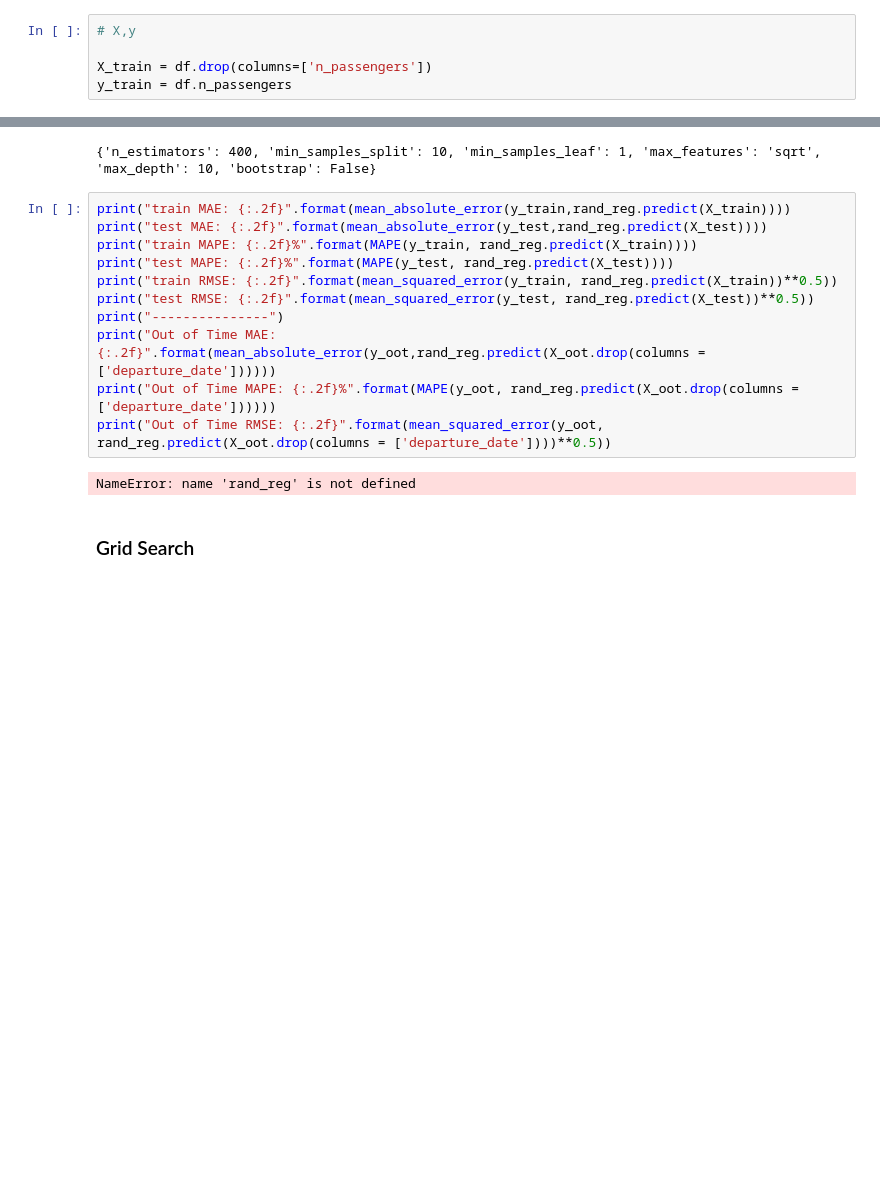
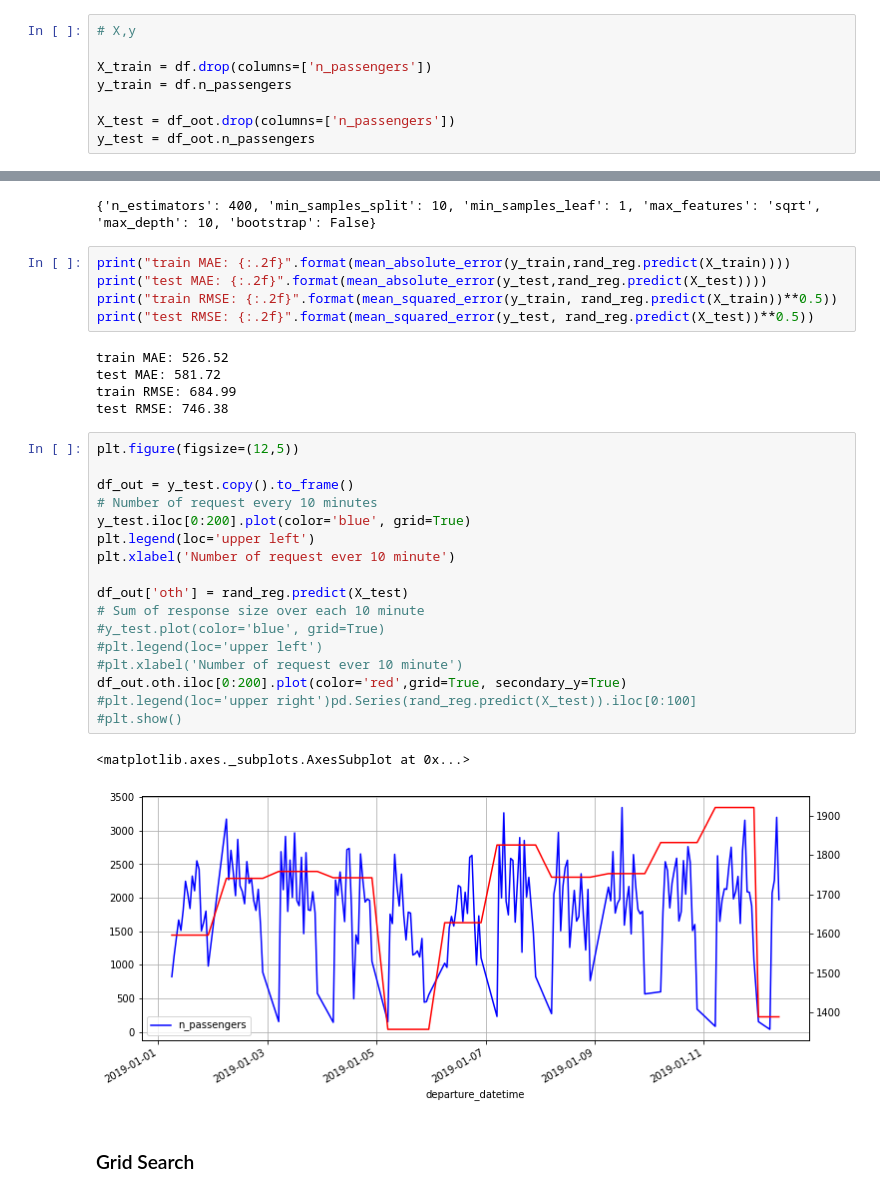
Before and after one commit to welberthdouglas/Civil_Aviation_ML, a Jupyter notebook: CA_SP-RJ.ipynb, the cells around one changed output, grey strips where cells are left out. Saved outputs shown, nothing was run; the diff lists cells and outputs as text; blank space fills up the shorter version.

Commit message:
rf test

```diff
--- a/CA_SP-RJ.ipynb
+++ b/CA_SP-RJ.ipynb
@@ -490,6 +501,9 @@ df.head()
 
 X_train = df.drop(columns=['n_passengers'])
 y_train = df.n_passengers
+
+X_test = df_oot.drop(columns=['n_passengers'])
+y_test = df_oot.n_passengers
 # %%
 X_train.head()
 # %% [output]
@@ -544,16 +558,33 @@ Fitting 5 folds for each of 50 candidates, totalling 250 fits
 # %%
 print("train MAE: {:.2f}".format(mean_absolute_error(y_train,rand_reg.predict(X_train))))
 print("test MAE: {:.2f}".format(mean_absolute_error(y_test,rand_reg.predict(X_test))))
-print("train MAPE: {:.2f}%".format(MAPE(y_train, rand_reg.predict(X_train))))
-print("test MAPE: {:.2f}%".format(MAPE(y_test, rand_reg.predict(X_test))))
 print("train RMSE: {:.2f}".format(mean_squared_error(y_train, rand_reg.predict(X_train))**0.5))
 print("test RMSE: {:.2f}".format(mean_squared_error(y_test, rand_reg.predict(X_test))**0.5))
-print("---------------")
-print("Out of Time MAE: {:.2f}".format(mean_absolute_error(y_oot,rand_reg.predict(X_oot.drop(columns = ['departure_date'])))))
-print("Out of Time MAPE: {:.2f}%".format(MAPE(y_oot, rand_reg.predict(X_oot.drop(columns = ['departure_date'])))))
-print("Out of Time RMSE: {:.2f}".format(mean_squared_error(y_oot, rand_reg.predict(X_oot.drop(columns = ['departure_date'])))**0.5))
 # %% [output]
-NameError: name 'rand_reg' is not defined
+train MAE: 526.52
+test MAE: 581.72
+train RMSE: 684.99
+test RMSE: 746.38
+# %%
+plt.figure(figsize=(12,5))
+
+df_out = y_test.copy().to_frame()
+# Number of request every 10 minutes
+y_test.iloc[0:200].plot(color='blue', grid=True)
+plt.legend(loc='upper left')
+plt.xlabel('Number of request ever 10 minute')
+
+df_out['oth'] = rand_reg.predict(X_test)
+# Sum of response size over each 10 minute
+#y_test.plot(color='blue', grid=True)
+#plt.legend(loc='upper left')
+#plt.xlabel('Number of request ever 10 minute')
+df_out.oth.iloc[0:200].plot(color='red',grid=True, secondary_y=True)
+#plt.legend(loc='upper right')pd.Series(rand_reg.predict(X_test)).iloc[0:100]
+#plt.show()
+# %% [output]
+<matplotlib.axes._subplots.AxesSubplot at 0x...>
+[figure, added]
 # %% [markdown]
 ### Grid Search
 # %%
```
Also changed, not shown: parts of 2 cells of this notebook.
